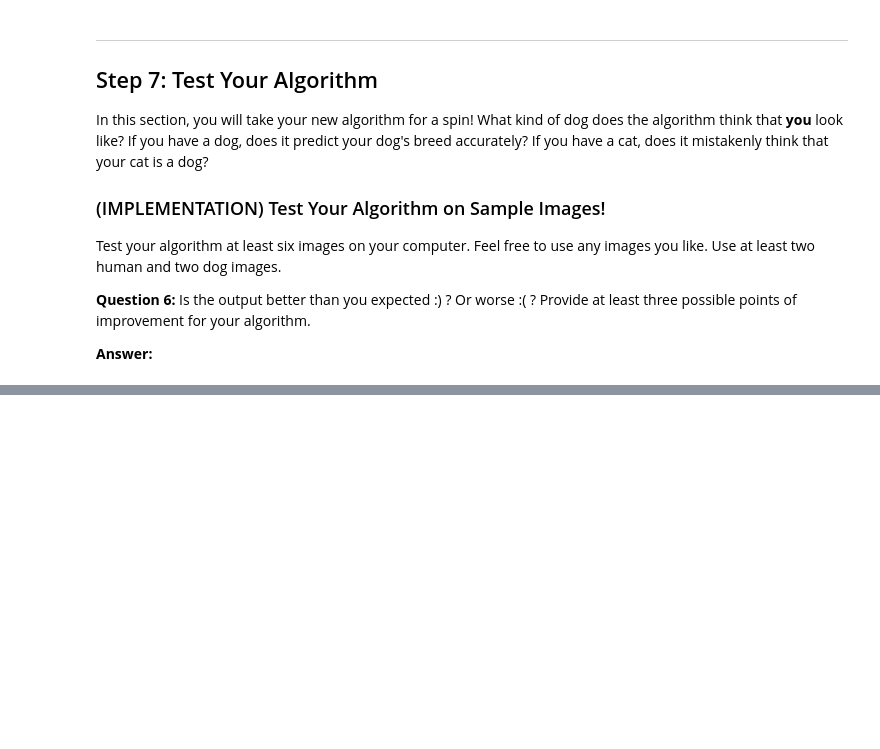
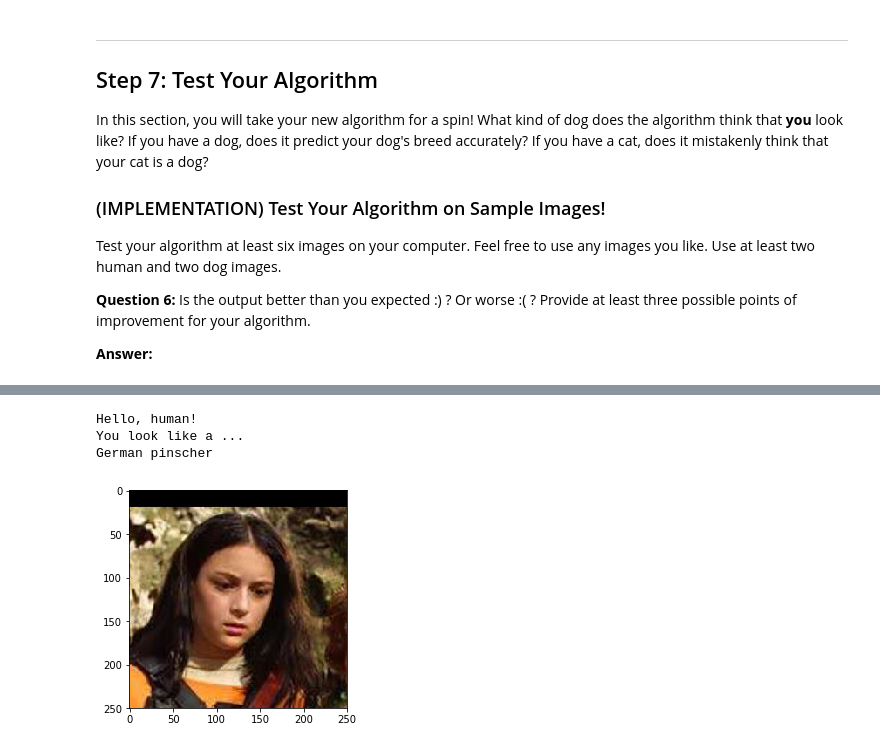
Before and after one commit to oyoot/dog-project, a Jupyter notebook: dog_app.ipynb, the cells around one changed output, grey strips where cells are left out. Saved outputs shown, nothing was run; the diff lists cells and outputs as text; code cells hidden in the pictures; blank space fills up the shorter version.

```diff
--- a/dog_app.ipynb
+++ b/dog_app.ipynb
@@ -675,0 +776,7 @@ __Answer:__
+# %%
+dog_breed('lfw/Alexa_Vega/Alexa_Vega_0001.jpg')
+# %% [output]
+Hello, human!
+You look like a ...
+German pinscher
+[figure, added]
```
Also changed, not shown: parts of 17 cells of this notebook, 2 other files.
